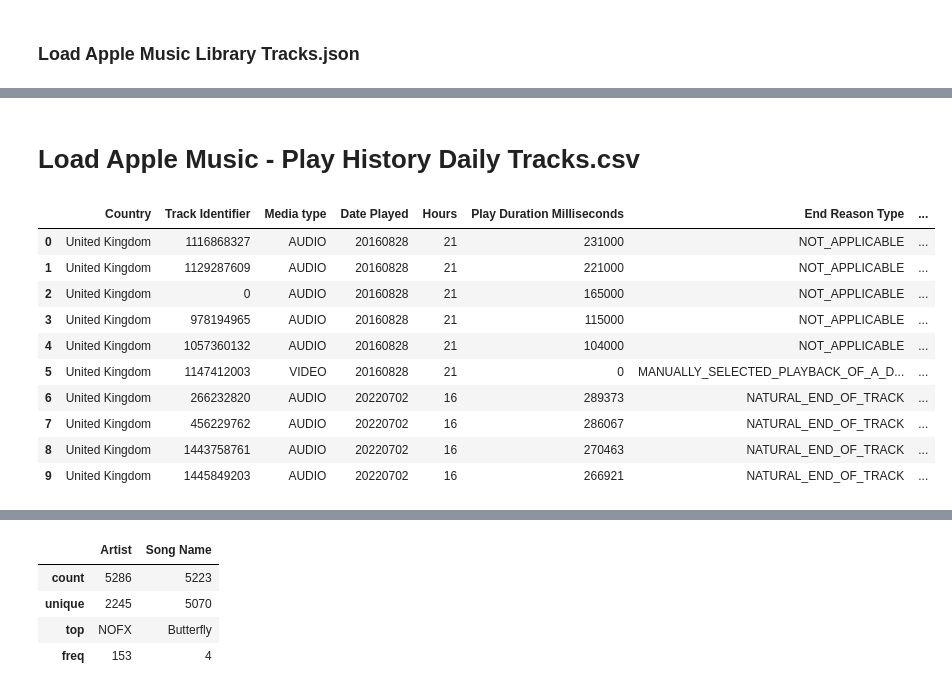
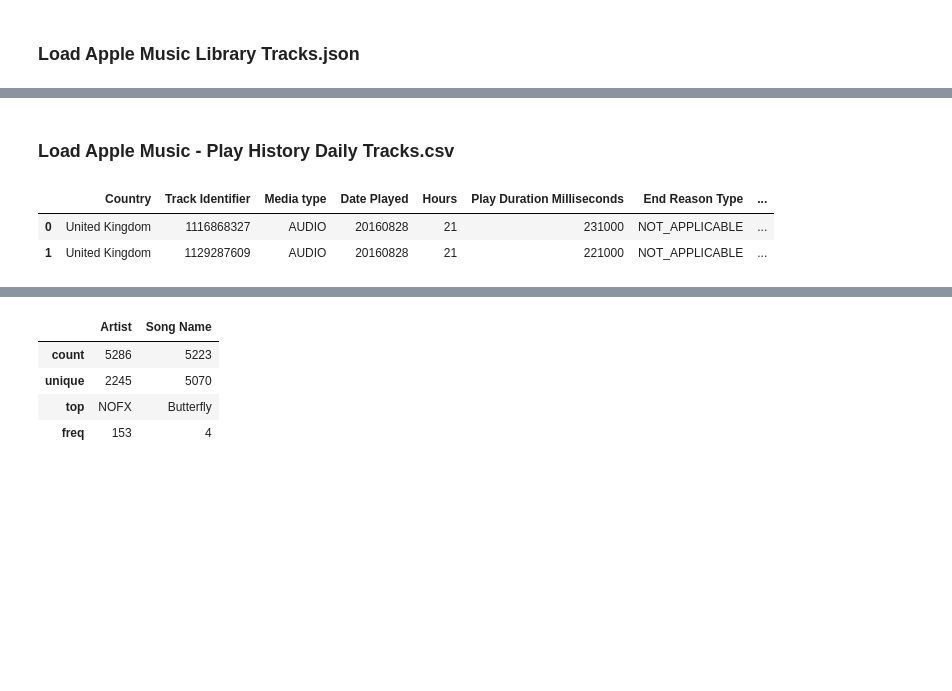
Before and after one commit to ftaylor101/spotify, a Jupyter notebook: apple_vis.ipynb, the cells around one changed output, grey strips where cells are left out. Saved outputs shown, nothing was run; the diff lists cells and outputs as text; code cells hidden in the pictures; blank space fills up the shorter version.

```diff
--- a/apple_vis.ipynb
+++ b/apple_vis.ipynb
@@ -149,19 +45,11 @@ library_tracks.head()
 # %% [markdown]
-# Load Apple Music - Play History Daily Tracks.csv
+### Load Apple Music - Play History Daily Tracks.csv
 # %%
 tracks_df = pd.read_csv("./data/apple/Apple Music - Play History Daily Tracks.csv")
-tracks_df.head(10)
+tracks_df.head(2)
 # %% [output]
 |  | Country | Track Identifier | Media type | Date Played | Hours | Play Duration Milliseconds | End Reason Type | ... |
 | 0 | United Kingdom | 1116868327 | AUDIO | 20160828 | 21 | 231000 | NOT_APPLICABLE | ... |
 | 1 | United Kingdom | 1129287609 | AUDIO | 20160828 | 21 | 221000 | NOT_APPLICABLE | ... |
-| 2 | United Kingdom | 0 | AUDIO | 20160828 | 21 | 165000 | NOT_APPLICABLE | ... |
-| 3 | United Kingdom | 978194965 | AUDIO | 20160828 | 21 | 115000 | NOT_APPLICABLE | ... |
-| 4 | United Kingdom | 1057360132 | AUDIO | 20160828 | 21 | 104000 | NOT_APPLICABLE | ... |
-| 5 | United Kingdom | 1147412003 | VIDEO | 20160828 | 21 | 0 | MANUALLY_SELECTED_PLAYBACK_OF_A_D... | ... |
-| 6 | United Kingdom | 266232820 | AUDIO | 20220702 | 16 | 289373 | NATURAL_END_OF_TRACK | ... |
-| 7 | United Kingdom | 456229762 | AUDIO | 20220702 | 16 | 286067 | NATURAL_END_OF_TRACK | ... |
-| 8 | United Kingdom | 1443758761 | AUDIO | 20220702 | 16 | 270463 | NATURAL_END_OF_TRACK | ... |
-| 9 | United Kingdom | 1445849203 | AUDIO | 20220702 | 16 | 266921 | NATURAL_END_OF_TRACK | ... |
 # %%
 tracks_df.dropna(subset=['Track Description'], inplace=True)
```
Also changed, not shown: parts of 32 cells of this notebook, 1 other file.
